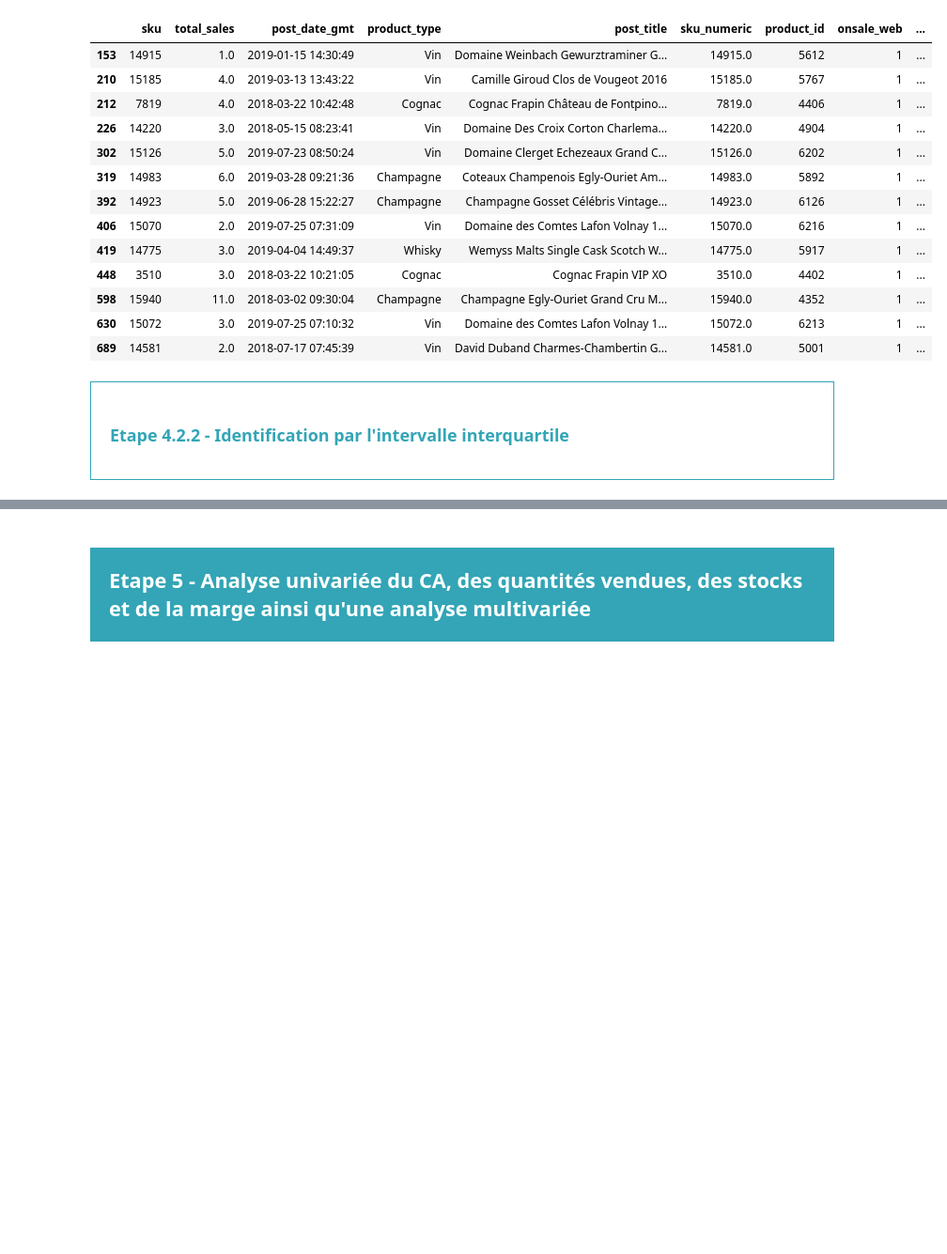
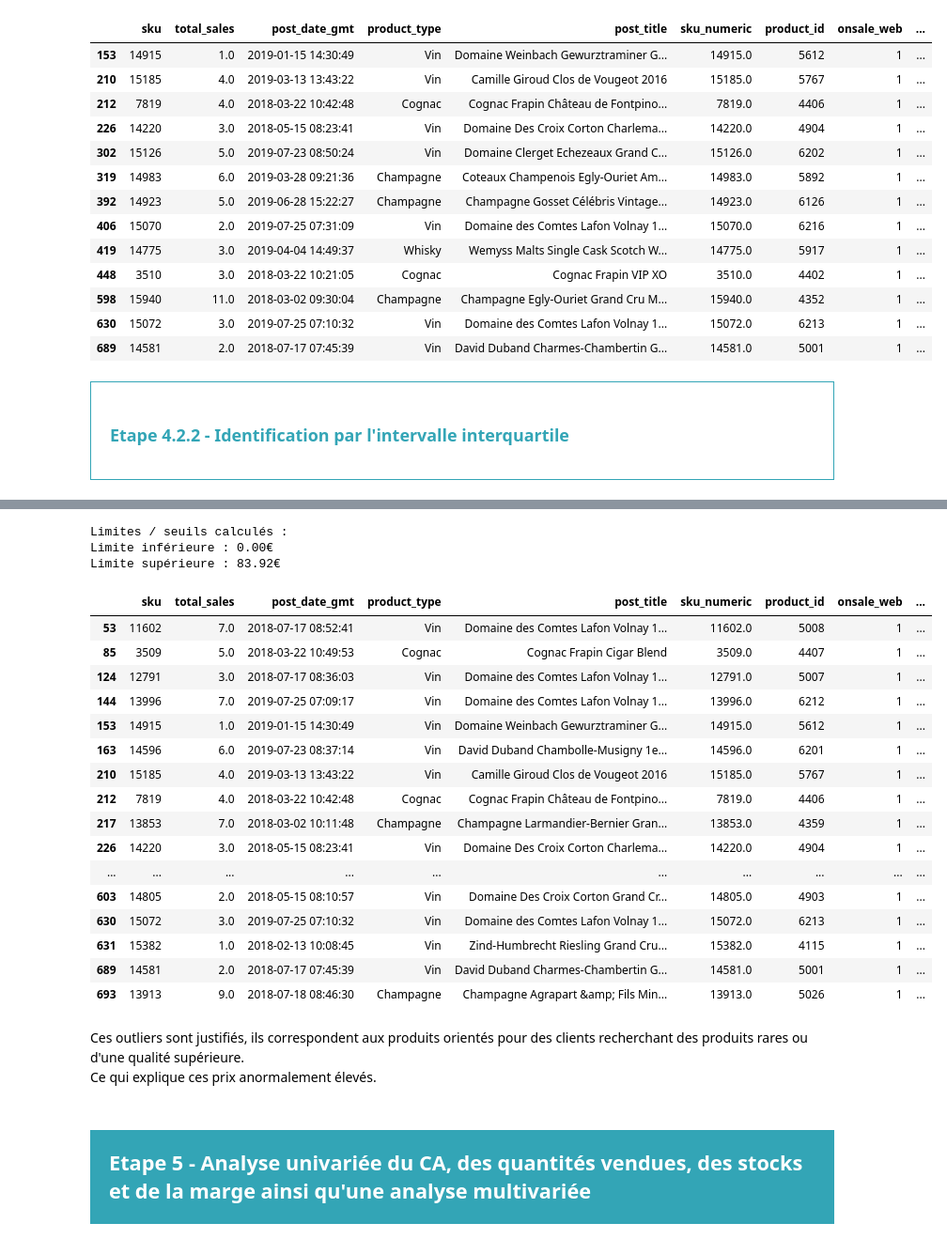
Before and after one commit to ifTrueReturnFalse/retraining-data-analysis-store, a Jupyter notebook: bottleneck_analysis.ipynb, the cells around one changed output, grey strips where cells are left out. Shown: that part at 94% size. Drawn from its saved outputs; the diff is of its cells as text; code cells hidden in the pictures; blank space fills up the shorter version.

```diff
--- a/bottleneck_analysis.ipynb
+++ b/bottleneck_analysis.ipynb
@@ -653,3 +653,7 @@ memory usage: 67.1+ KB
 #Avons-nous des lignes sans correspondance?
 # %% [markdown]
 Oui il y a des lignes sans correspondance, mais c'était à prévoir car la colonne id_web de df_liaison comportait des NaN, et que je n'ai pas fait de jointure sur ces valeurs ne sachant si elles correspondent.
+# %%
+# Nettoyage du fichier pour avoir les meilleures études possibles
+print(df_fusion[df_fusion['stock_quantity'] < 0])
+df_fusion = df_fusion[~df_fusion['stock_quantity'] < 0]
@@ -737,9 +761,47 @@ df_fusion[df_fusion['z_score'] > 3]
 # %%
-#Définir un seuil pour les articles "outliers" en prix
+# Définir un seuil pour les articles "outliers" en prix
+# https://www.geeksforgeeks.org/maths/outlier/
+def calculate_limit(series: pd.Series, k: int = 1.5) -> tuple[float, float]:
+    Q1 = series.quantile(0.25)
+    Q3 = series.quantile(0.75)
+    IQR = Q3 - Q1
+    limit_inf = max(0.0, Q1 - (k * IQR)) # J'ai mis une sécurité dans notre cas pour ne pas avoir de prix négatifs
+    limit_sup = Q3 + (k * IQR)
+    return (limit_inf, limit_sup)
 # %%
 #Définir le nombre d'articles et la proportion de l'ensemble du catalogue "outliers"
+price_limit_inf, price_limit_sup = calculate_limit(df_fusion['price'])
+print("Limites / seuils calculés :")
+print(f"Limite inférieure : {price_limit_inf:.2f}€")
+print(f"Limite supérieure : {price_limit_sup:.2f}€")
+
+df_fusion[(df_fusion['price'] < price_limit_inf) | (df_fusion['price'] > price_limit_sup)]
+# %% [output]
+Limites / seuils calculés :
+Limite inférieure : 0.00€
+Limite supérieure : 83.92€
+|  | sku | total_sales | post_date_gmt | product_type | post_title | sku_numeric | product_id | onsale_web | ... |
+| 53 | 11602 | 7.0 | 2018-07-17 08:52:41 | Vin | Domaine des Comtes Lafon Volnay 1... | 11602.0 | 5008 | 1 | ... |
+| 85 | 3509 | 5.0 | 2018-03-22 10:49:53 | Cognac | Cognac Frapin Cigar Blend | 3509.0 | 4407 | 1 | ... |
+| 124 | 12791 | 3.0 | 2018-07-17 08:36:03 | Vin | Domaine des Comtes Lafon Volnay 1... | 12791.0 | 5007 | 1 | ... |
+| 144 | 13996 | 7.0 | 2019-07-25 07:09:17 | Vin | Domaine des Comtes Lafon Volnay 1... | 13996.0 | 6212 | 1 | ... |
+| 153 | 14915 | 1.0 | 2019-01-15 14:30:49 | Vin | Domaine Weinbach Gewurztraminer G... | 14915.0 | 5612 | 1 | ... |
+| 163 | 14596 | 6.0 | 2019-07-23 08:37:14 | Vin | David Duband Chambolle-Musigny 1e... | 14596.0 | 6201 | 1 | ... |
+| 210 | 15185 | 4.0 | 2019-03-13 13:43:22 | Vin | Camille Giroud Clos de Vougeot 2016 | 15185.0 | 5767 | 1 | ... |
+| 212 | 7819 | 4.0 | 2018-03-22 10:42:48 | Cognac | Cognac Frapin Château de Fontpino... | 7819.0 | 4406 | 1 | ... |
+| 217 | 13853 | 7.0 | 2018-03-02 10:11:48 | Champagne | Champagne Larmandier-Bernier Gran... | 13853.0 | 4359 | 1 | ... |
+| 226 | 14220 | 3.0 | 2018-05-15 08:23:41 | Vin | Domaine Des Croix Corton Charlema... | 14220.0 | 4904 | 1 | ... |
+| ... | ... | ... | ... | ... | ... | ... | ... | ... | ... |
+| 603 | 14805 | 2.0 | 2018-05-15 08:10:57 | Vin | Domaine Des Croix Corton Grand Cr... | 14805.0 | 4903 | 1 | ... |
+| 630 | 15072 | 3.0 | 2019-07-25 07:10:32 | Vin | Domaine des Comtes Lafon Volnay 1... | 15072.0 | 6213 | 1 | ... |
+| 631 | 15382 | 1.0 | 2018-02-13 10:08:45 | Vin | Zind-Humbrecht Riesling Grand Cru... | 15382.0 | 4115 | 1 | ... |
+| 689 | 14581 | 2.0 | 2018-07-17 07:45:39 | Vin | David Duband Charmes-Chambertin G... | 14581.0 | 5001 | 1 | ... |
+| 693 | 13913 | 9.0 | 2018-07-18 08:46:30 | Champagne | Champagne Agrapart &amp; Fils Min... | 13913.0 | 5026 | 1 | ... |
 # %%
 #Selon vous, ces outliers sont-ils justifiés ? Comment le démontrer si cela est possible ?
+# %% [markdown]
+Ces outliers sont justifiés, ils correspondent aux produits orientés pour des clients recherchant des produits rares ou d'une qualité supérieure.
+Ce qui explique ces prix anormalement élevés.
 # %% [markdown]
 <div style="background-color: RGB(51,165,182);" >
 <h2 style="margin: auto; padding: 20px; color:#fff; ">Etape 5 - Analyse univariée du CA, des quantités vendues, des stocks et de la marge ainsi qu'une analyse multivariée  </h2>
```
Also changed, not shown: parts of 15 cells of this notebook.
